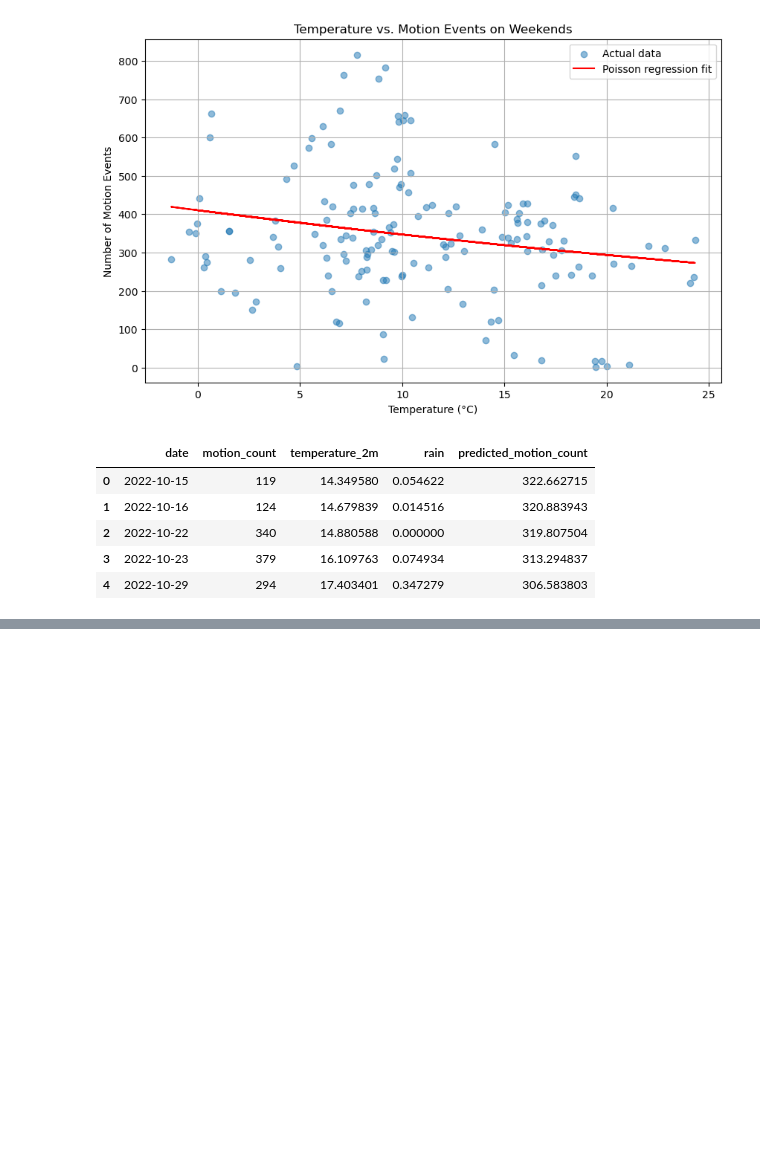
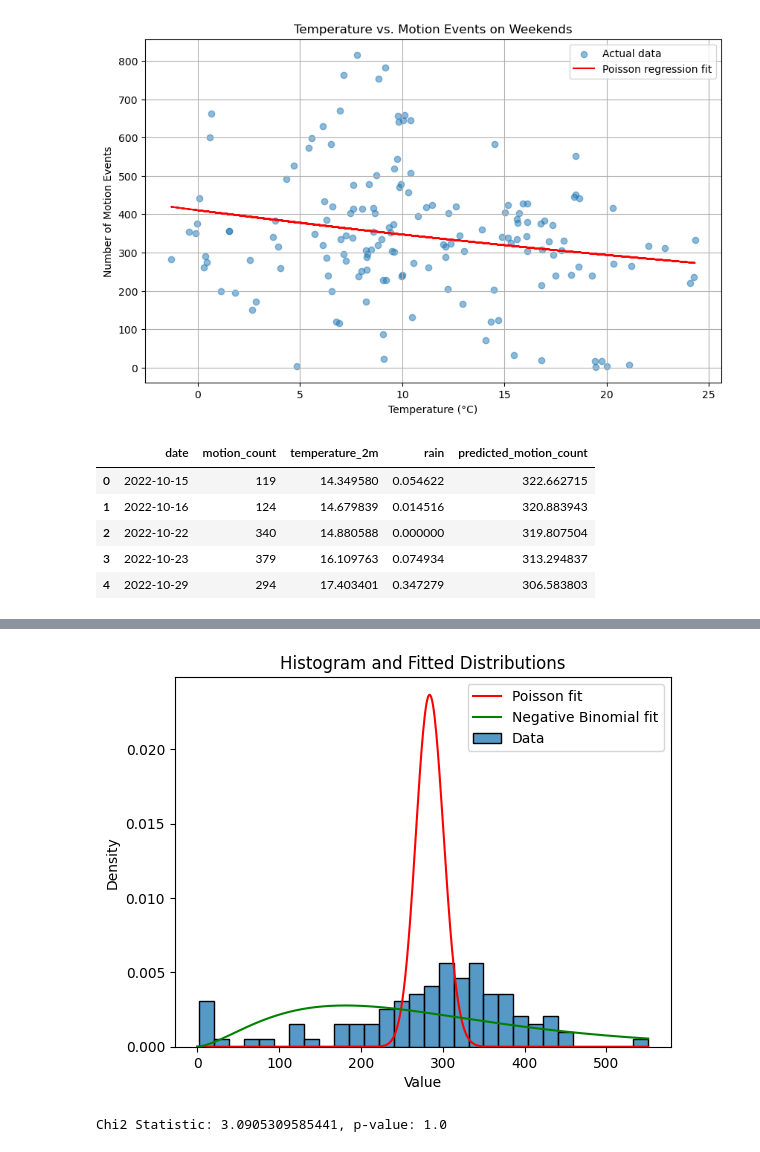
Before and after one commit to phipsrick/GA2024_1, a Jupyter notebook: report_temperature_and_motion.ipynb, the cells around one changed output, grey strips where cells are left out. Saved outputs shown, nothing was run; the diff lists cells and outputs as text; code cells hidden in the pictures; blank space fills up the shorter version.

```diff
--- a/report_temperature_and_motion.ipynb
+++ b/report_temperature_and_motion.ipynb
@@ -118,0 +132,8 @@ plt.show()
+# %%
+from home_messages_db import HomeMessagesDB
+
+db = HomeMessagesDB('sqlite:///myhome.db')
+
+# Load the data
+df_smartthings = db.get_smartthings()
+df_weather = db.get_weather_data()
@@ -118,0 +262,55 @@ plt.show()
+# %%
+import numpy as np
+import matplotlib.pyplot as plt
+import seaborn as sns
+import scipy.stats as stats
+from scipy.optimize import minimize
+
+
+# Fit Poisson distribution
+poisson_lambda = np.mean(counts)
+poisson_fit = stats.poisson(mu=poisson_lambda)
+
+# Define negative binomial log-likelihood function
+def neg_binom_log_likelihood(params, counts):
+    r, p = params
+    return -np.sum(stats.nbinom.logpmf(counts, r, p))
+
+# Initial guess for the parameters
+initial_params = [1, 0.5]
+
+# Fit Negative Binomial distribution
+result = minimize(neg_binom_log_likelihood, initial_params, args=(counts,), bounds=((1e-5, None), (1e-5, 1-1e-5)))
+neg_binom_r, neg_binom_p = result.x
+
+# Plot histogram and fitted distributions
+sns.histplot(counts, bins=30, kde=False, stat="density", label="Data")
+x = np.arange(0, max(counts)+1)
+plt.plot(x, poisson_fit.pmf(x), 'r-', label='Poisson fit')
+plt.plot(x, stats.nbinom.pmf(x, neg_binom_r, neg_binom_p), 'g-', label='Negative Binomial fit')
+plt.legend()
+plt.xlabel('Value')
+plt.ylabel('Density')
+plt.title('Histogram and Fitted Distributions')
+plt.show()
+# %% [output]
+[figure, added]
+# %%
+from scipy.stats import chi2_contingency
+# Calculate observed frequencies
+observed_freq = np.bincount(counts)
+
+# Calculate expected frequencies using the fitted negative binomial distribution
+max_val = max(counts)
+expected_freq = [stats.nbinom.pmf(i, neg_binom_r, neg_binom_p) * len(counts) for i in range(max_val + 1)]
+
+# Adjust expected frequencies for any zero frequencies in the observed data
+observed_nonzero = observed_freq > 0
+observed_freq = observed_freq[observed_nonzero]
+expected_freq = np.array(expected_freq)[observed_nonzero]
+
+# Perform Chi-square goodness-of-fit test
+chi2_stat, p_val = chi2_contingency([observed_freq, expected_freq])[:2]
+print(f"Chi2 Statistic: {chi2_stat}, p-value: {p_val}")
+# %% [output]
+Chi2 Statistic: 3.0905309585441, p-value: 1.0
```
Also changed, not shown: parts of 22 cells of this notebook.
